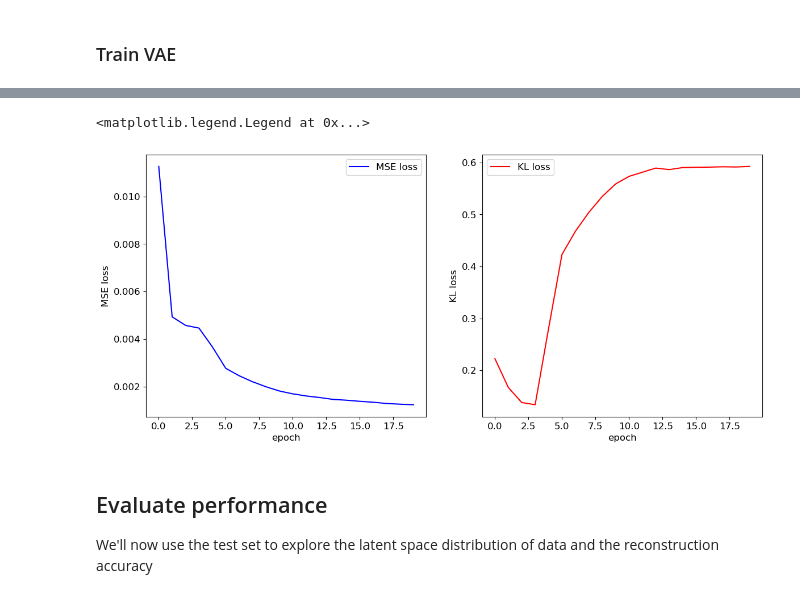
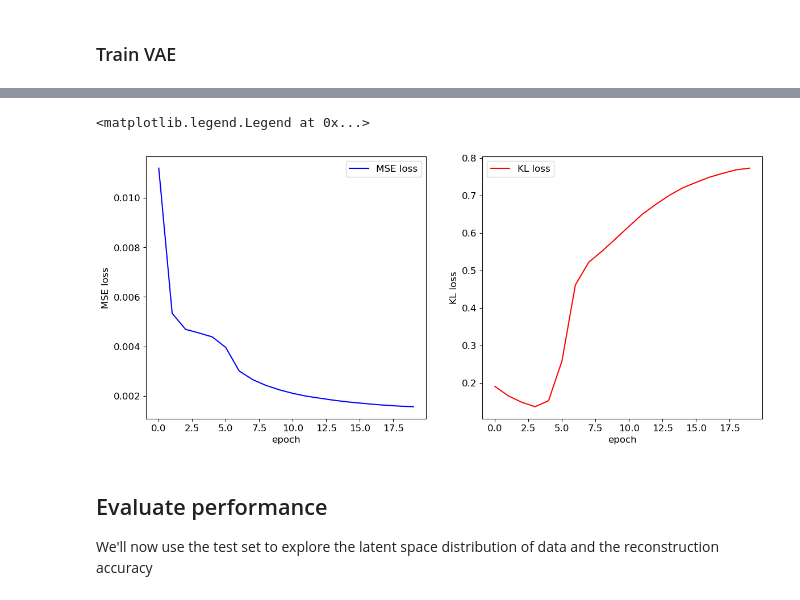
Before and after one commit to group9ine/variational-autoencoders, a Jupyter notebook: DistMatConv2D.ipynb, the cells around one changed output, grey strips where cells are left out. Saved outputs shown, nothing was run; the diff lists cells and outputs as text; code cells hidden in the pictures.

```diff
--- a/DistMatConv2D.ipynb
+++ b/DistMatConv2D.ipynb
@@ -27,7 +27,7 @@ Define core features of the dataset
 # %%
 dim = 2
 numpart = 30
-latent_dim = 100
+latent_dim = 30
 box_size = 10
 # %% [markdown]
 Import and reshape data
@@ -310,19 +310,19 @@ Epoch 20/20
 # %%
 plt.rcParams['font.size'] = 12
-fig,AX=plt.subplots(1,2,figsize=(14,6.))
+fig,AX=plt.subplots(1,2,figsize=(14,6))
 ax=AX[0]
 ax.plot(fit.history['loss'],label="MSE loss",c="b")
 ax.set_xlabel('epoch')
 ax.set_ylabel("MSE loss")
 ax.legend()
 ax=AX[1]
 ax.plot(fit.history['kl_loss'],label="KL loss",c="r")
 ax.set_xlabel('epoch')
 ax.set_ylabel("KL loss")
 ax.legend()
 # %% [output]
 <matplotlib.legend.Legend at 0x...>
-[figure, old version]
+[figure, new version]
 # %% [markdown]
 ## Evaluate performance
 We'll now use the test set to explore the latent space distribution of data and the reconstruction accuracy
```
Also changed, not shown: parts of 35 cells of this notebook.
